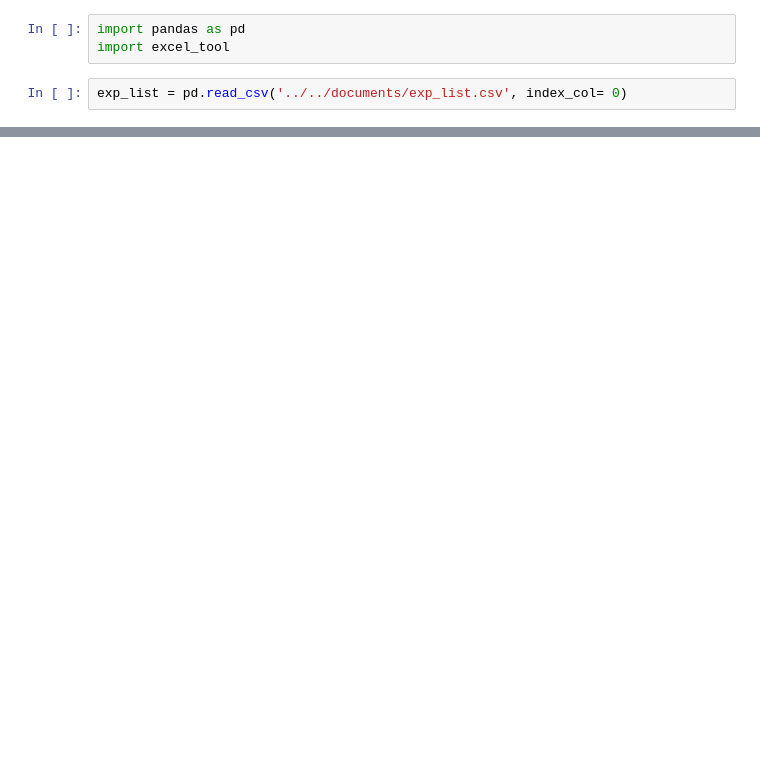
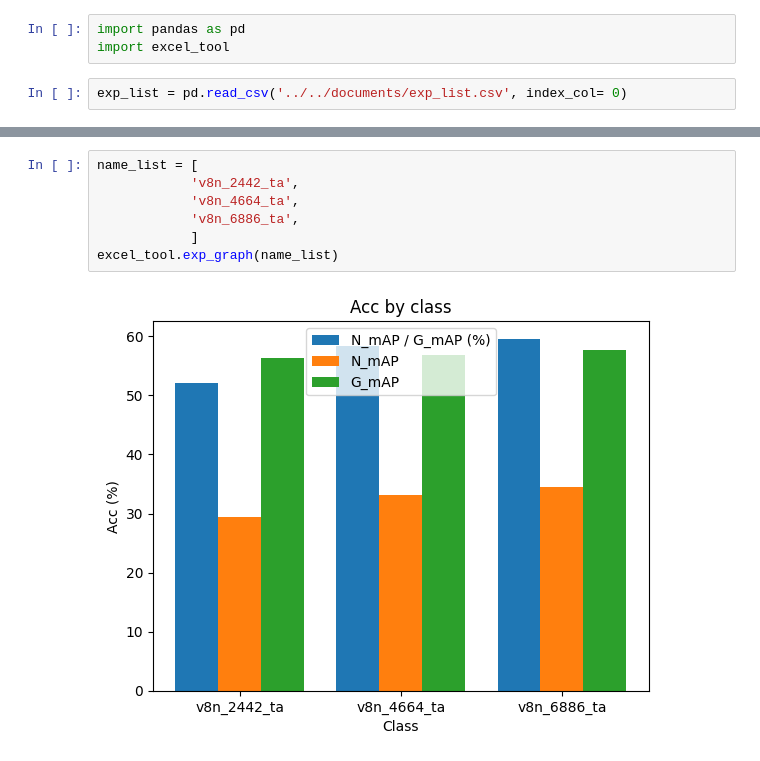
Before and after one commit to Lee-chan-hyeok/Nextchip_Autonomous_Driving_Contest, a Jupyter notebook: analysing/exp_result/exp_graph.ipynb, the cells around one changed output, grey strips where cells are left out. Drawn from its saved outputs; the diff is of its cells as text; blank space fills up the shorter version.

```diff
--- a/analysing/exp_result/exp_graph.ipynb
+++ b/analysing/exp_result/exp_graph.ipynb
@@ -15,0 +17,9 @@ excel_tool.exp_graph(name_list, [0, 50])
+# %%
+name_list = [
+            'v8n_2442_ta',
+            'v8n_4664_ta',
+            'v8n_6886_ta',
+            ]
+excel_tool.exp_graph(name_list)
+# %% [output]
+[figure, added]
```
Also changed, not shown: parts of 3 cells of this notebook, 3 other files.
